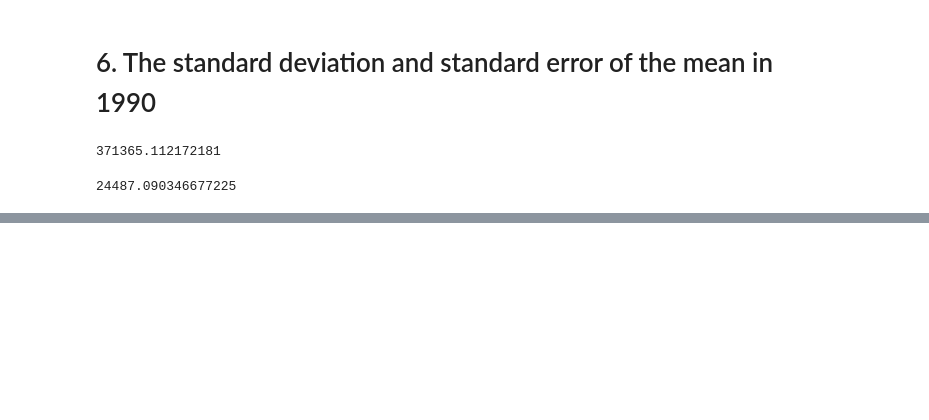
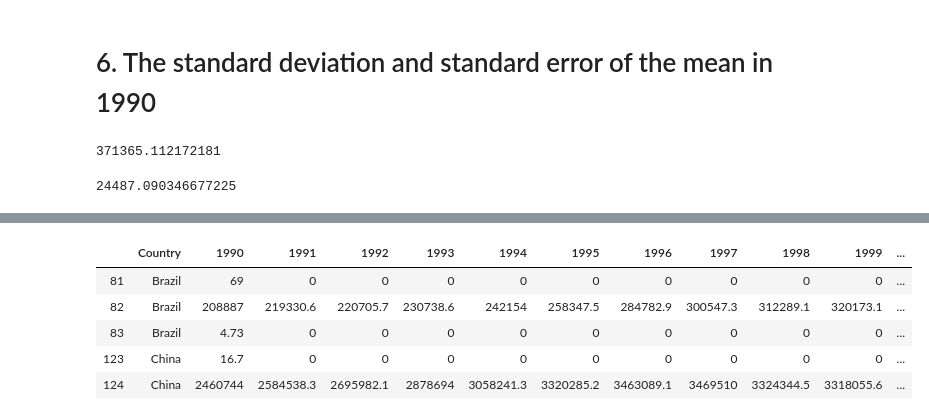
Before and after one commit to KhomotsoT/statistical-thinking, a Jupyter notebook: Statistical-thinking.ipynb, the cells around one changed output, grey strips where cells are left out. Drawn from its saved outputs; the diff is of its cells as text; code cells hidden in the pictures; blank space fills up the shorter version.

```diff
--- a/Statistical-thinking.ipynb
+++ b/Statistical-thinking.ipynb
@@ -366,0 +425,9 @@ df5.sem()
+# %%
+df_cou.head()
+# %% [output]
+|  | Country | 1990 | 1991 | 1992 | 1993 | 1994 | 1995 | 1996 | 1997 | 1998 | 1999 | ... |
+| 81 | Brazil | 69 | 0 | 0 | 0 | 0 | 0 | 0 | 0 | 0 | 0 | ... |
+| 82 | Brazil | 208887 | 219330.6 | 220705.7 | 230738.6 | 242154 | 258347.5 | 284782.9 | 300547.3 | 312289.1 | 320173.1 | ... |
+| 83 | Brazil | 4.73 | 0 | 0 | 0 | 0 | 0 | 0 | 0 | 0 | 0 | ... |
+| 123 | China | 16.7 | 0 | 0 | 0 | 0 | 0 | 0 | 0 | 0 | 0 | ... |
+| 124 | China | 2460744 | 2584538.3 | 2695982.1 | 2878694 | 3058241.3 | 3320285.2 | 3463089.1 | 3469510 | 3324344.5 | 3318055.6 | ... |
```
Also changed, not shown: parts of 10 cells of this notebook.
